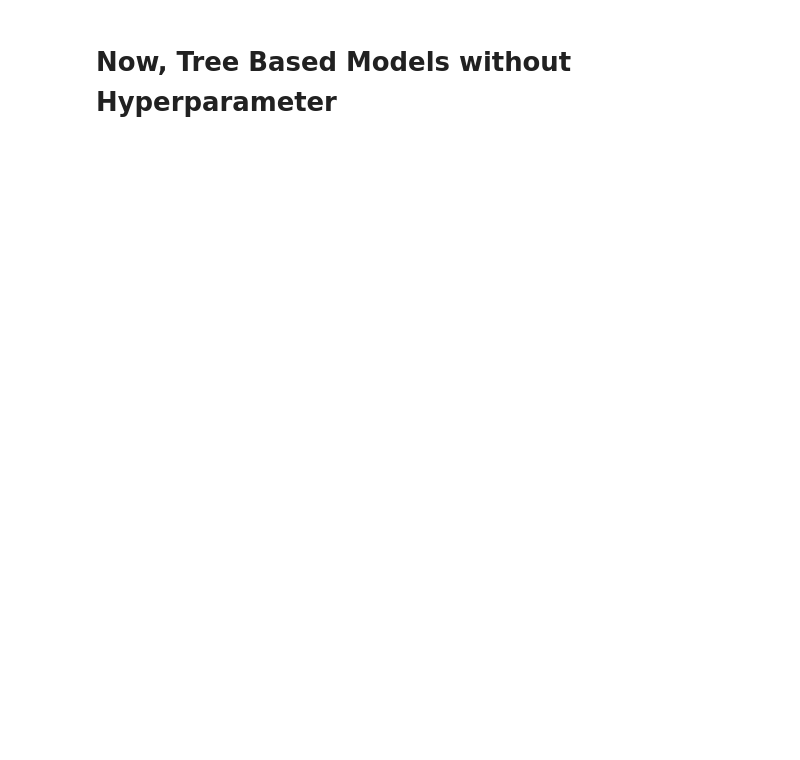
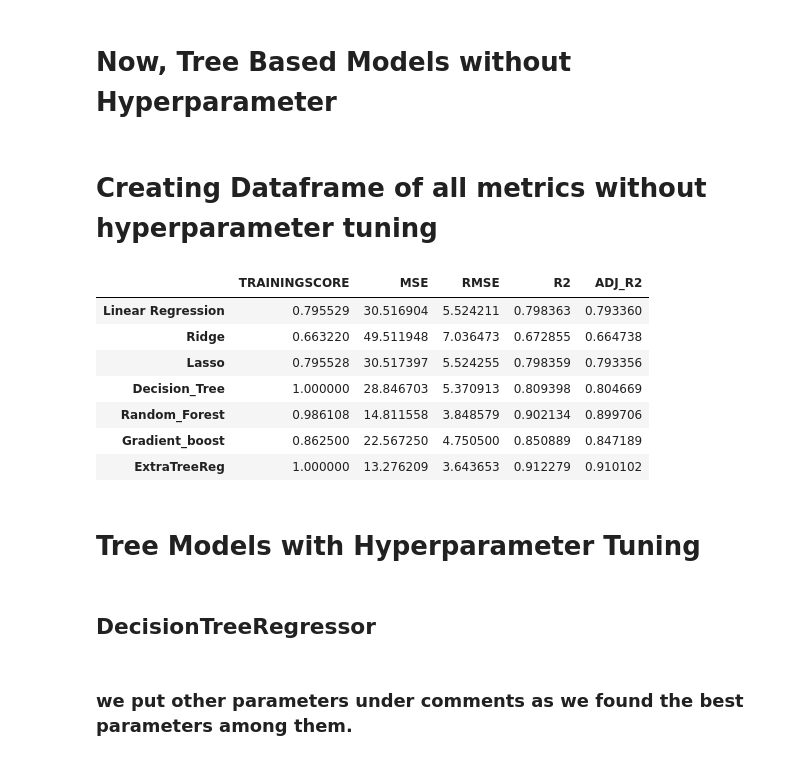
Before and after one commit to kajalDhun114/Seol-Bike-Sharing-Demand-Prediction, a Jupyter notebook: Bike_Sharing_Demand_Prediction_Capstone_Project.ipynb, the cells around one changed output. Cells and saved outputs as stored; diff of their text form; code cells hidden in the pictures; blank space fills up the shorter version.

```diff
--- a/Bike_Sharing_Demand_Prediction_Capstone_Project.ipynb
+++ b/Bike_Sharing_Demand_Prediction_Capstone_Project.ipynb
@@ -742,3 +755,29 @@ for model_name in tree_models:
   RMSE.append(rmse)
   R2.append(r2)
   ADJ_R2.append(ad_r2)
+# %% [markdown]
+# **Creating Dataframe of all metrics without hyperparameter tuning**
+# %%
+# all models into a list and storing in a new variable
+models = ['Linear Regression','Ridge','Lasso','Decision_Tree','Random_Forest','Gradient_boost','ExtraTreeReg']
+
+# Creating dictionary of evaluating metrics by creating new names
+metrics = {'TRAININGSCORE':training_score,'MSE':MSE,'RMSE':RMSE,'R2':R2,'ADJ_R2':ADJ_R2}
+
+# creating the dataframe of all metrics without hyperparameter tuning
+metrics_df = pd.DataFrame.from_dict(metrics,orient='index',columns=models)
+# %%
+metrics_df.T
+# %% [output]
+|  | TRAININGSCORE | MSE | RMSE | R2 | ADJ_R2 |
+| Linear Regression | 0.795529 | 30.516904 | 5.524211 | 0.798363 | 0.793360 |
+| Ridge | 0.663220 | 49.511948 | 7.036473 | 0.672855 | 0.664738 |
+| Lasso | 0.795528 | 30.517397 | 5.524255 | 0.798359 | 0.793356 |
+| Decision_Tree | 1.000000 | 28.846703 | 5.370913 | 0.809398 | 0.804669 |
+| Random_Forest | 0.986108 | 14.811558 | 3.848579 | 0.902134 | 0.899706 |
+| Gradient_boost | 0.862500 | 22.567250 | 4.750500 | 0.850889 | 0.847189 |
+| ExtraTreeReg | 1.000000 | 13.276209 | 3.643653 | 0.912279 | 0.910102 |
+# %% [markdown]
+# **Tree Models with Hyperparameter Tuning**
+# %% [markdown]
+## **DecisionTreeRegressor**
@@ -744,0 +792,2 @@ for model_name in tree_models:
+# %% [markdown]
+### we put other parameters under comments as we found the best parameters among them.
```
Also changed, not shown: parts of 13 cells of this notebook.
